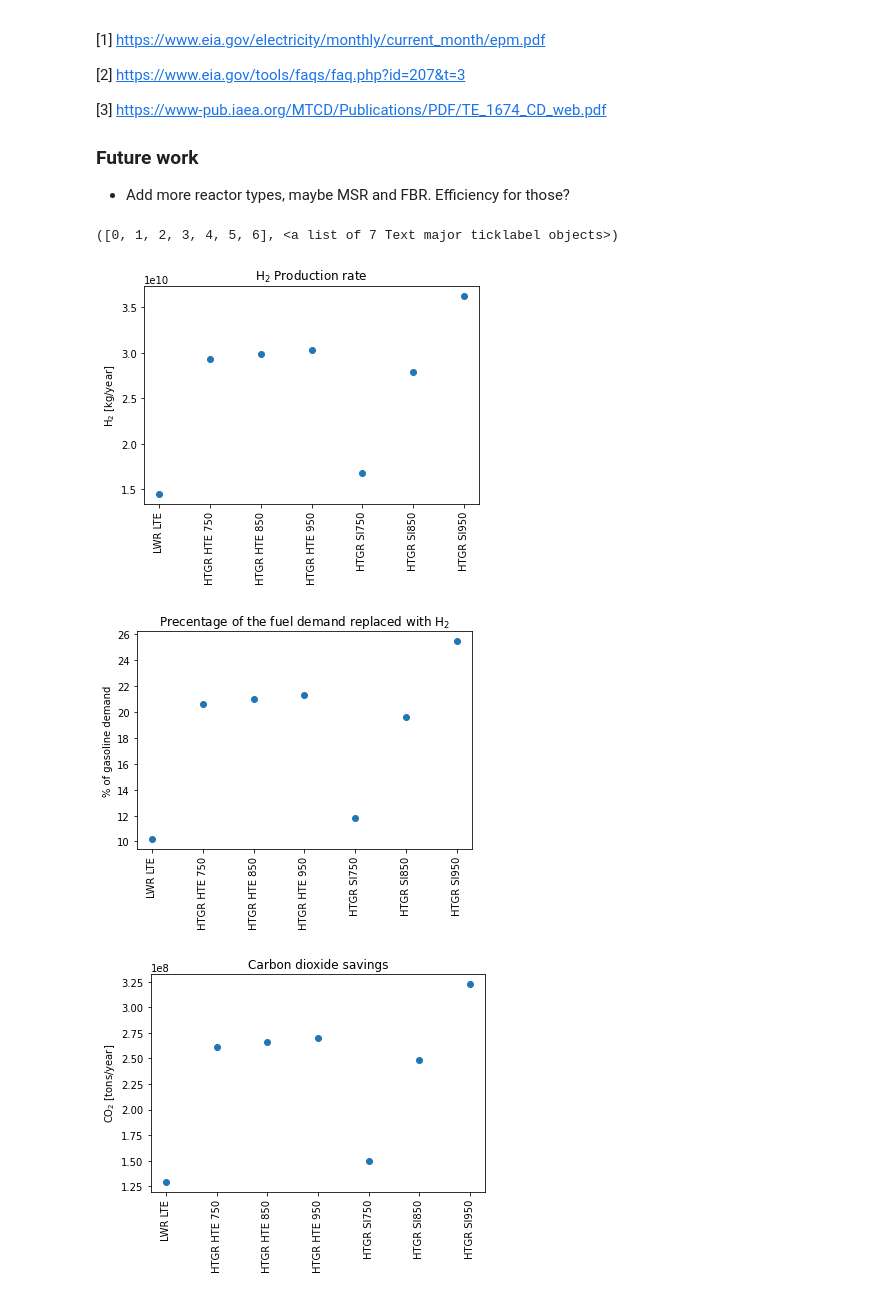
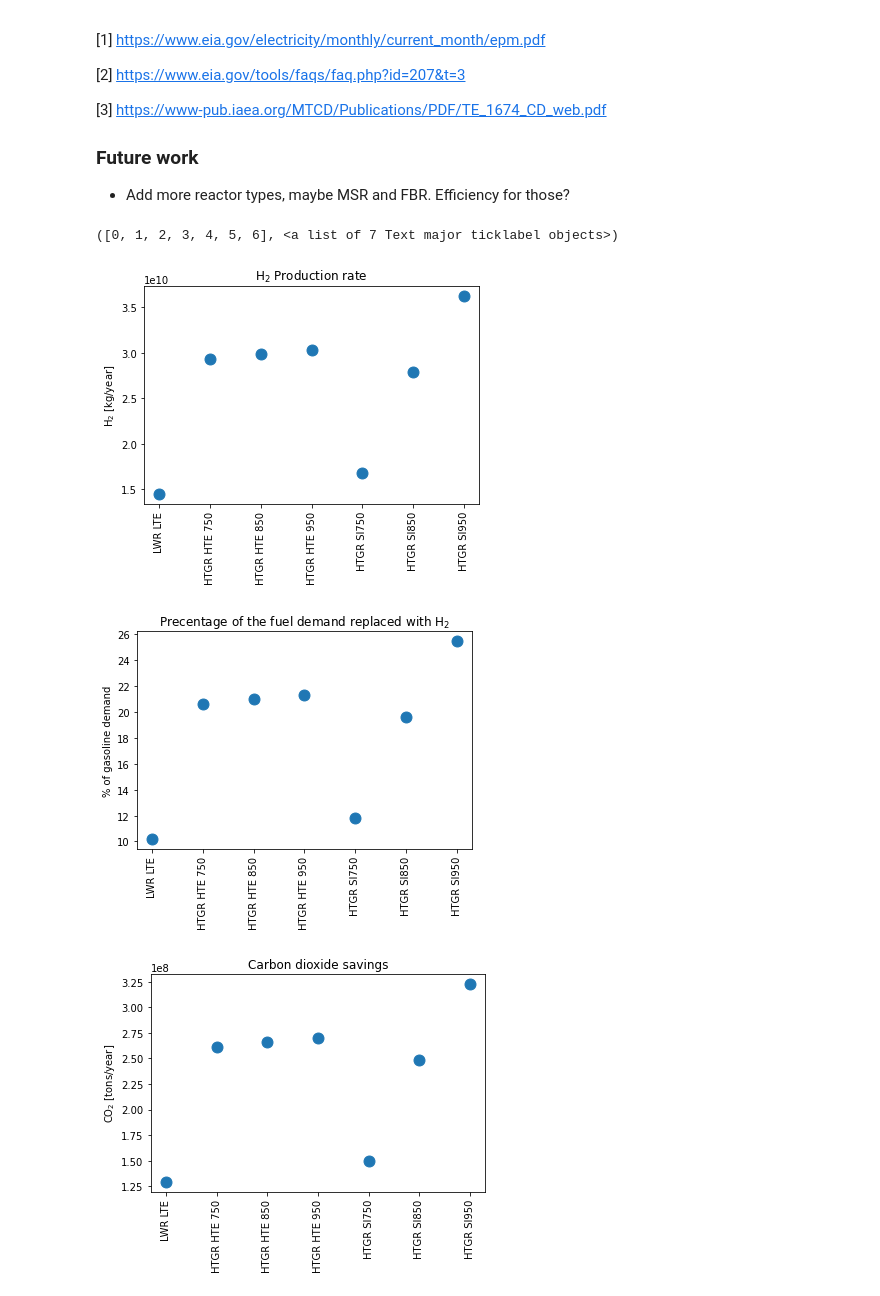
Before and after one commit to robfairh/npre412-project, a Jupyter notebook: fuel-demand.ipynb, the cells around one changed output. Saved outputs shown, nothing was run; the diff lists cells and outputs as text; code cells hidden in the pictures.

```diff
--- a/fuel-demand.ipynb
+++ b/fuel-demand.ipynb
@@ -176,36 +176,36 @@ xlab.append('LWR LTE')
 for tout in [750, 850, 950]:
     pro = 365*24*h2.hte1_prod_rate(installed, tout)[1]
     pr.append(pro)  # [kg/y]
     fuel.append(pro/volume[-1]*100)
     carbon.append(pro*19.64*0.453592/1e3)  # [tons/y]
     xlab.append('HTGR HTE '+ str(tout))
 
 for tout in [750, 850, 950]:
     pro = 365*24*h2.si_prod_rate(installed, tout)[1]  # [kg/y]
     pr.append(pro)  # [kg/y]
     fuel.append(pro/volume[-1]*100)
     carbon.append(pro*19.64*0.453592/1e3)  # [tons/y]
     xlab.append('HTGR SI' + str(tout))
 
 plt.figure(1)
-plt.scatter(xlab, pr, marker='o')
+plt.scatter(xlab, pr, marker='o', s=120)
 plt.title('H$_2$ Production rate')
 plt.ylabel('H$_2$ [kg/year]')
 plt.xticks(rotation=90)
 
 plt.figure(2)
-plt.scatter(xlab, fuel, marker='o')
+plt.scatter(xlab, fuel, marker='o', s=120)
 plt.title('Precentage of the fuel demand replaced with H$_2$')
 plt.ylabel('% of gasoline demand')
 plt.xticks(rotation=90)
 
 plt.figure(3)
-plt.scatter(xlab, carbon, marker='o')
+plt.scatter(xlab, carbon, marker='o', s=120)
 plt.title('Carbon dioxide savings')
 plt.ylabel('CO$_2$ [tons/year]')
 plt.xticks(rotation=90)
 # %% [output]
 ([0, 1, 2, 3, 4, 5, 6], <a list of 7 Text major ticklabel objects>)
-[figure, old version]
+[figure, new version]
-[figure, old version]
+[figure, new version]
-[figure, old version]
+[figure, new version]
```
Also changed, not shown: parts of 11 cells of this notebook, 2 other files.
